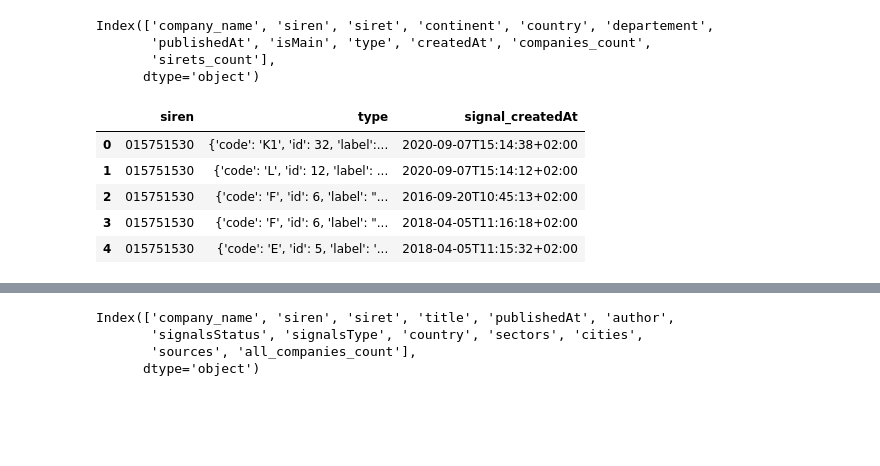
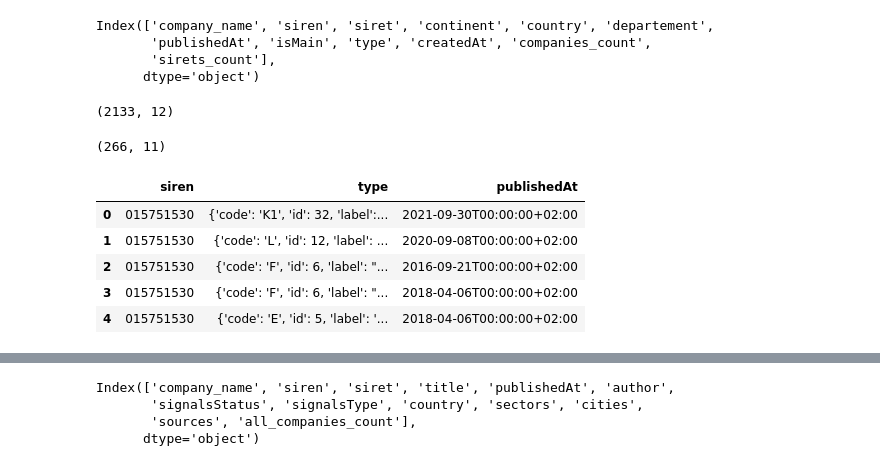
Before and after one commit to dev-labarre/ose-main, a Jupyter notebook: notebooks/knn_topdrop.ipynb, the cells around one changed output, grey strips where cells are left out. Cells and saved outputs as stored; diff of their text form; code cells hidden in the pictures; blank space fills up the shorter version.

```diff
--- a/notebooks/knn_topdrop.ipynb
+++ b/notebooks/knn_topdrop.ipynb
@@ -254,16 +281,23 @@ Index(['company_name', 'siren', 'siret', 'continent', 'country', 'departement',
        'publishedAt', 'isMain', 'type', 'createdAt', 'companies_count',
        'sirets_count'],
       dtype='object')
+# %%
+df_signals.shape
+# %% [output]
+(2133, 12)
+# %%
+df_signals.groupby('siren').sum().shape
+# %% [output]
+(266, 11)
 # %%
 # Prepare signals
-df_signals_feat = df_signals[['siren', 'type', 'createdAt']].copy()
-df_signals_feat = df_signals_feat.rename(columns={'createdAt': 'signal_createdAt'})
+df_signals_feat = df_signals[['siren', 'type', 'publishedAt']].copy()
 df_signals_feat.head()
 # %% [output]
-|  | siren | type | signal_createdAt |
-| 0 | 015751530 | {'code': 'K1', 'id': 32, 'label':... | 2020-09-07T15:14:38+02:00 |
-| 1 | 015751530 | {'code': 'L', 'id': 12, 'label': ... | 2020-09-07T15:14:12+02:00 |
-| 2 | 015751530 | {'code': 'F', 'id': 6, 'label': "... | 2016-09-20T10:45:13+02:00 |
-| 3 | 015751530 | {'code': 'F', 'id': 6, 'label': "... | 2018-04-05T11:16:18+02:00 |
-| 4 | 015751530 | {'code': 'E', 'id': 5, 'label': '... | 2018-04-05T11:15:32+02:00 |
+|  | siren | type | publishedAt |
+| 0 | 015751530 | {'code': 'K1', 'id': 32, 'label':... | 2021-09-30T00:00:00+02:00 |
+| 1 | 015751530 | {'code': 'L', 'id': 12, 'label': ... | 2020-09-08T00:00:00+02:00 |
+| 2 | 015751530 | {'code': 'F', 'id': 6, 'label': "... | 2016-09-21T00:00:00+02:00 |
+| 3 | 015751530 | {'code': 'F', 'id': 6, 'label': "... | 2018-04-06T00:00:00+02:00 |
+| 4 | 015751530 | {'code': 'E', 'id': 5, 'label': '... | 2018-04-06T00:00:00+02:00 |
 # %%
```
Also changed, not shown: parts of 21 cells of this notebook, 5 other files.
